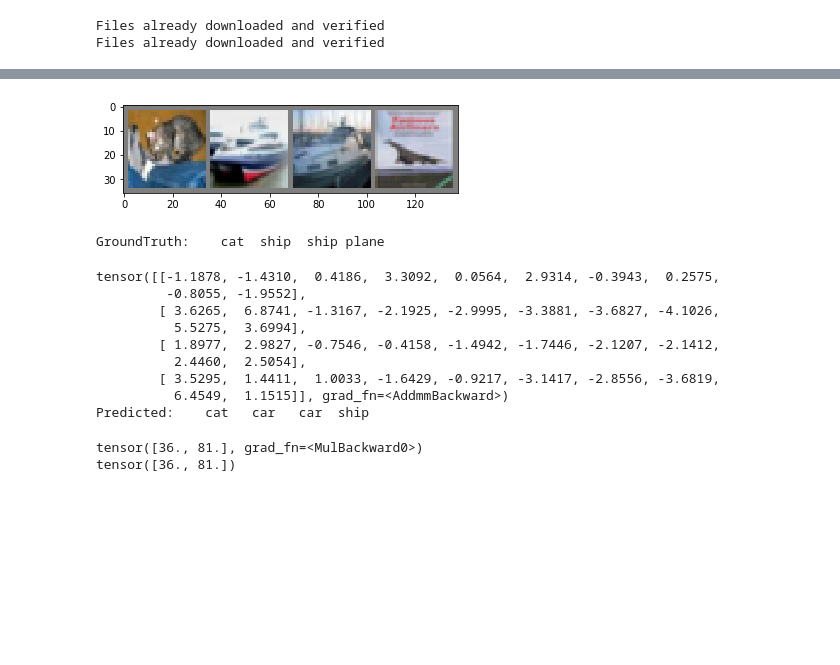
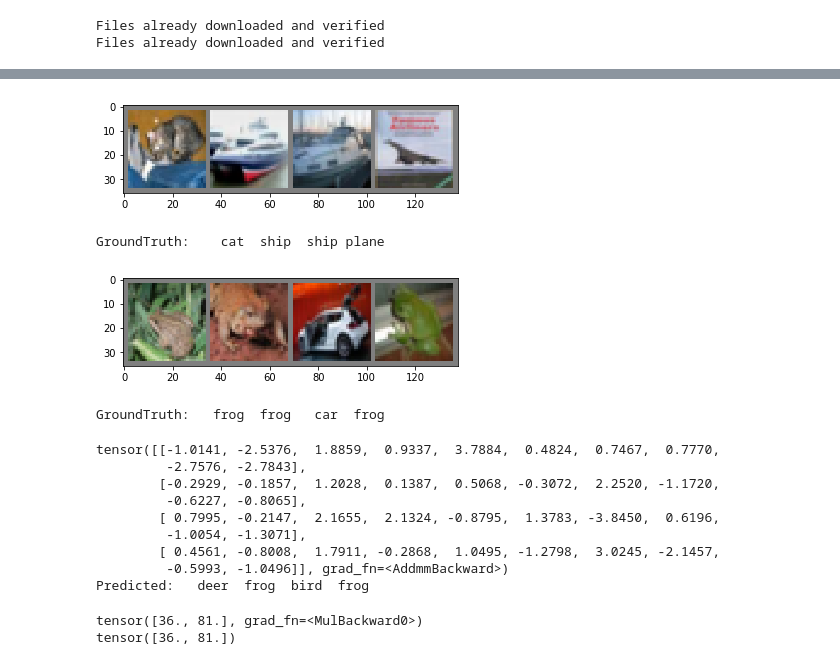
Before and after one commit to gtzan/csc421_tzanetakis, a Jupyter notebook: csc421_tzanetakis_deep_learning.ipynb, the cells around one changed output, grey strips where cells are left out. Drawn from its saved outputs; the diff is of its cells as text; code cells hidden in the pictures; blank space fills up the shorter version.

```diff
--- a/csc421_tzanetakis_deep_learning.ipynb
+++ b/csc421_tzanetakis_deep_learning.ipynb
@@ -206,13 +206,21 @@ Finished Training
 # %%
 dataiter = iter(testloader)
 images, labels = dataiter.next()
 
 # print images
 imshow(torchvision.utils.make_grid(images))
 print('GroundTruth: ', ' '.join('%5s' % classes[labels[j]] for j in range(4)))
+
+images, labels = dataiter.next()
+
+# print images
+imshow(torchvision.utils.make_grid(images))
+print('GroundTruth: ', ' '.join('%5s' % classes[labels[j]] for j in range(4)))
 # %% [output]
 [figure]
 GroundTruth:    cat  ship  ship plane
+[figure, added]
+GroundTruth:   frog  frog   car  frog
 # %%
 PATH = './cifar_net.pth'
 torch.save(net.state_dict(), PATH)
@@ -229,15 +237,15 @@ print(outputs)
 print('Predicted: ', ' '.join('%5s' % classes[predicted[j]]
                               for j in range(4)))
 # %% [output]
-tensor([[-1.1878, -1.4310,  0.4186,  3.3092,  0.0564,  2.9314, -0.3943,  0.2575,
-         -0.8055, -1.9552],
-        [ 3.6265,  6.8741, -1.3167, -2.1925, -2.9995, -3.3881, -3.6827, -4.1026,
-          5.5275,  3.6994],
-        [ 1.8977,  2.9827, -0.7546, -0.4158, -1.4942, -1.7446, -2.1207, -2.1412,
-          2.4460,  2.5054],
-        [ 3.5295,  1.4411,  1.0033, -1.6429, -0.9217, -3.1417, -2.8556, -3.6819,
-          6.4549,  1.1515]], grad_fn=<AddmmBackward>)
-Predicted:    cat   car   car  ship
+tensor([[-1.0141, -2.5376,  1.8859,  0.9337,  3.7884,  0.4824,  0.7467,  0.7770,
+         -2.7576, -2.7843],
+        [-0.2929, -0.1857,  1.2028,  0.1387,  0.5068, -0.3072,  2.2520, -1.1720,
+         -0.6227, -0.8065],
+        [ 0.7995, -0.2147,  2.1655,  2.1324, -0.8795,  1.3783, -3.8450,  0.6196,
+         -1.0054, -1.3071],
+        [ 0.4561, -0.8008,  1.7911, -0.2868,  1.0495, -1.2798,  3.0245, -2.1457,
+         -0.5993, -1.0496]], grad_fn=<AddmmBackward>)
+Predicted:   deer  frog  bird  frog
 # %%
 import torch
 
```
Also changed, not shown: parts of 4 cells of this notebook, 26 other files.
